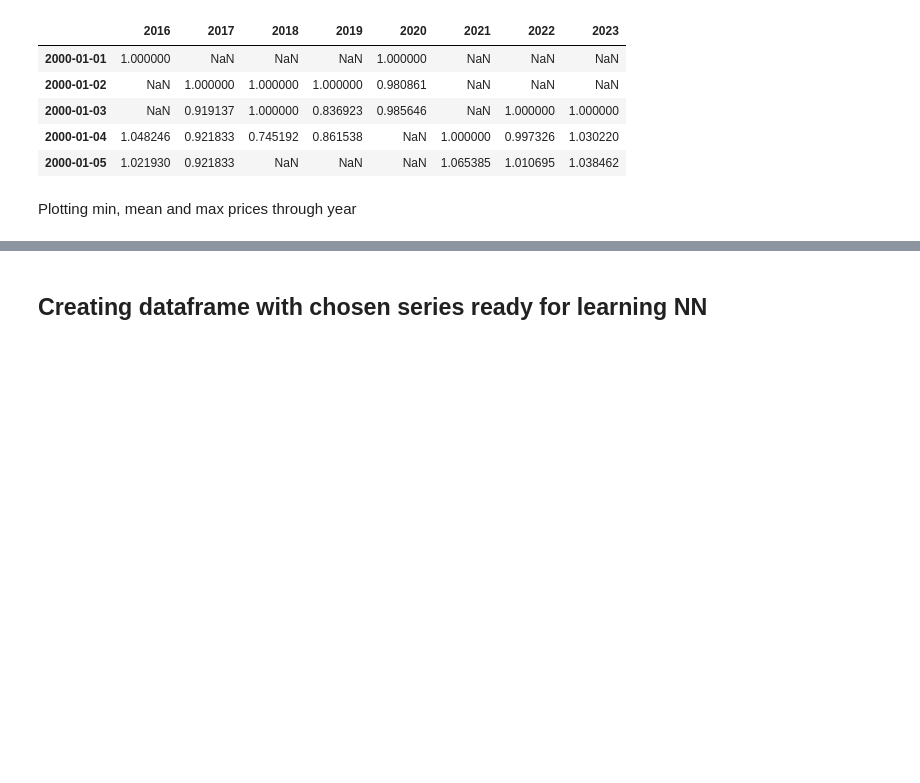
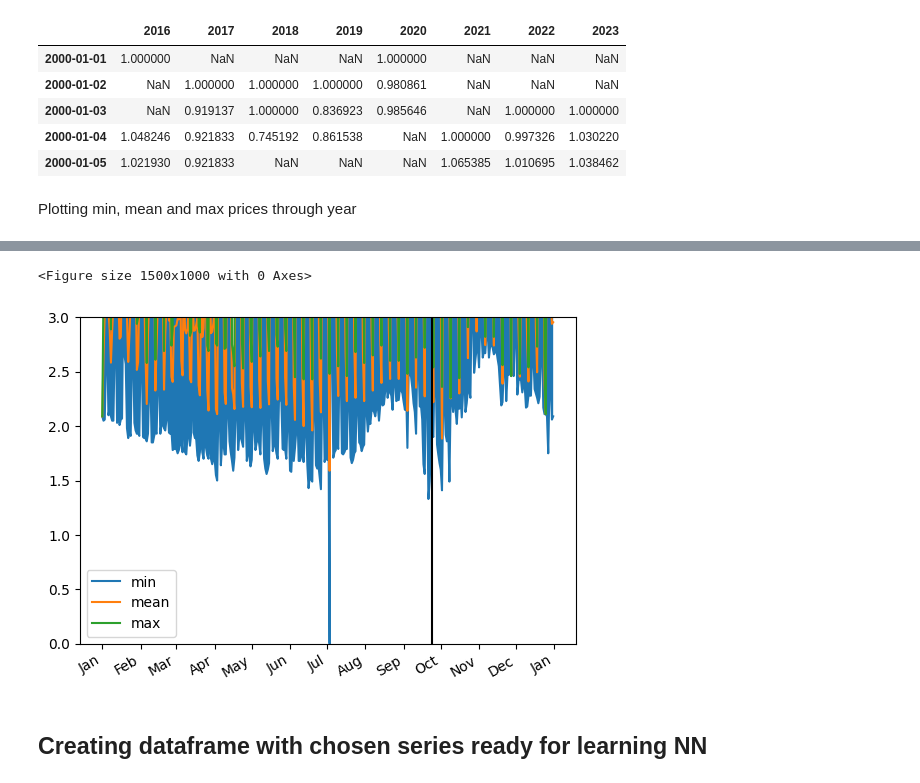
Before and after one commit to GustawOhler/NaturalGasPredictor, a Jupyter notebook: DataExplorationAndNN.ipynb, the cells around one changed output, grey strips where cells are left out. Saved outputs shown, nothing was run; the diff lists cells and outputs as text; code cells hidden in the pictures; blank space fills up the shorter version.

```diff
--- a/DataExplorationAndNN.ipynb
+++ b/DataExplorationAndNN.ipynb
@@ -206,3 +206,34 @@ plt.show()
+# %%
+all_years = []
+years = []
+for key in grouped_price_df.groups.keys():
+    if key > 2018:
+        md_prices = get_prices_for_year(grouped_price_df, key)
+        md_prices = md_prices
+        all_years.append(md_prices)
+        # years.append(key)
+
+all_years_df = pd.concat(all_years, axis=1)
+
+all_years_df['mean'] = all_years_df.mean(axis=1, skipna=True)
+all_years_df['min'] = all_years_df.min(axis=1, skipna=True)
+all_years_df['max'] = all_years_df.max(axis=1, skipna=True)
+all_years_df.sort_index()
+start = all_years_df.index.searchsorted(datetime.datetime(2000, 4, 1))
+end = all_years_df.index.searchsorted(datetime.datetime(2000, 5, 30))
+
+plt.figure(figsize=(15, 10))
+all_years_df.plot(y=["min", "mean", "max"], kind="line")
+plt.fill_between(all_years_df.index, all_years_df["min"], all_years_df["max"])
+plt.ylim(0, 3)
+plt.axvline(datetime.datetime(2000, now_datetime.month, now_datetime.day), color='black')
+plt.legend()
+plt.gca().xaxis.set_major_locator(mdates.MonthLocator())
+plt.gca().xaxis.set_major_formatter(mdates.DateFormatter('%b'))
+plt.show()
+# %% [output]
+<Figure size 1500x1000 with 0 Axes>
+[figure, added]
 # %% [markdown]
 ## Creating dataframe with chosen series ready for learning NN
 # %%
```
Also changed, not shown: parts of 22 cells of this notebook, 1 other file.
